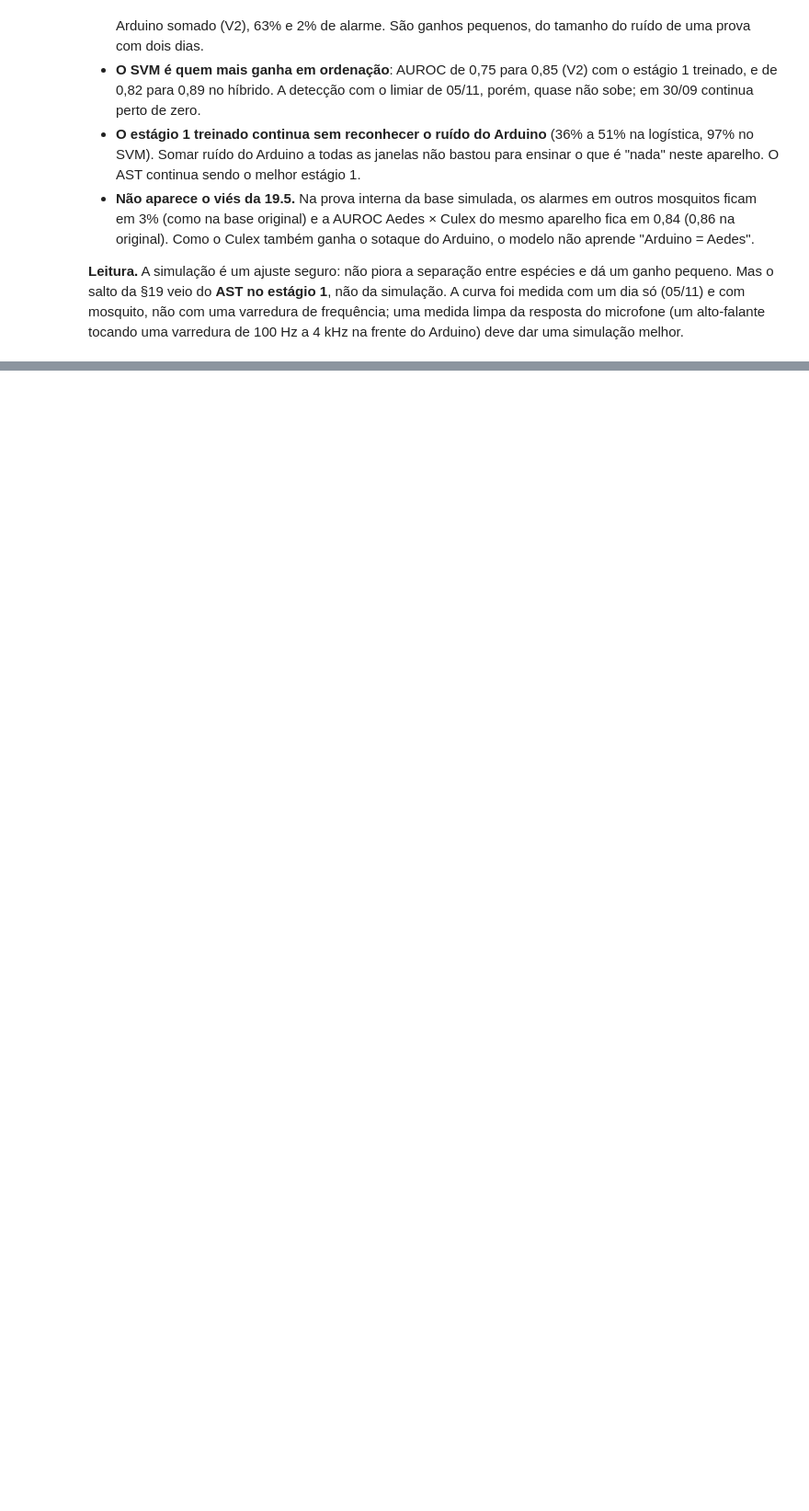
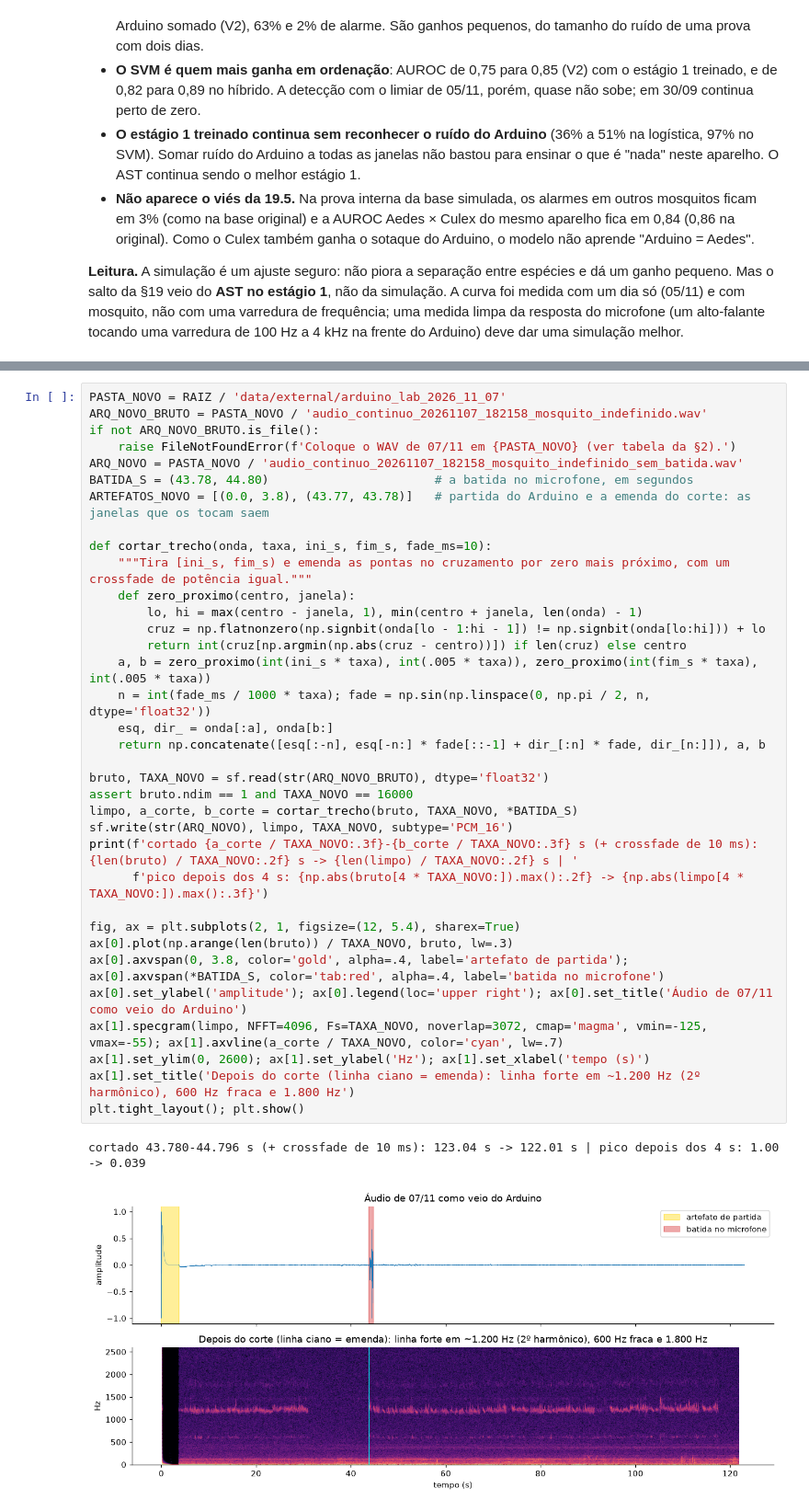
Before and after one commit to Lciarallo/mosquito-wingbeat, a Jupyter notebook: notebooks/detector_ternario_treinamento_teste_aplicacao.ipynb, the cells around one changed output, grey strips where cells are left out. Shown at 92% size. Saved outputs shown, nothing was run; the diff lists cells and outputs as text; blank space fills up the shorter version.

```diff
--- a/notebooks/detector_ternario_treinamento_teste_aplicacao.ipynb
+++ b/notebooks/detector_ternario_treinamento_teste_aplicacao.ipynb
@@ -2639,0 +2676,38 @@ display(pd.DataFrame(res_vb).T[['auroc', 'precisao', 'deteccao', 'outros_alarme'
+# %%
+PASTA_NOVO = RAIZ / 'data/external/arduino_lab_2026_11_07'
+ARQ_NOVO_BRUTO = PASTA_NOVO / 'audio_continuo_20261107_182158_mosquito_indefinido.wav'
+if not ARQ_NOVO_BRUTO.is_file():
+    raise FileNotFoundError(f'Coloque o WAV de 07/11 em {PASTA_NOVO} (ver tabela da §2).')
+ARQ_NOVO = PASTA_NOVO / 'audio_continuo_20261107_182158_mosquito_indefinido_sem_batida.wav'
+BATIDA_S = (43.78, 44.80)                       # a batida no microfone, em segundos
+ARTEFATOS_NOVO = [(0.0, 3.8), (43.77, 43.78)]   # partida do Arduino e a emenda do corte: as janelas que os tocam saem
+
+def cortar_trecho(onda, taxa, ini_s, fim_s, fade_ms=10):
+    """Tira [ini_s, fim_s) e emenda as pontas no cruzamento por zero mais próximo, com um crossfade de potência igual."""
+    def zero_proximo(centro, janela):
+        lo, hi = max(centro - janela, 1), min(centro + janela, len(onda) - 1)
+        cruz = np.flatnonzero(np.signbit(onda[lo - 1:hi - 1]) != np.signbit(onda[lo:hi])) + lo
+        return int(cruz[np.argmin(np.abs(cruz - centro))]) if len(cruz) else centro
+    a, b = zero_proximo(int(ini_s * taxa), int(.005 * taxa)), zero_proximo(int(fim_s * taxa), int(.005 * taxa))
+    n = int(fade_ms / 1000 * taxa); fade = np.sin(np.linspace(0, np.pi / 2, n, dtype='float32'))
+    esq, dir_ = onda[:a], onda[b:]
+    return np.concatenate([esq[:-n], esq[-n:] * fade[::-1] + dir_[:n] * fade, dir_[n:]]), a, b
+
+bruto, TAXA_NOVO = sf.read(str(ARQ_NOVO_BRUTO), dtype='float32')
+assert bruto.ndim == 1 and TAXA_NOVO == 16000
+limpo, a_corte, b_corte = cortar_trecho(bruto, TAXA_NOVO, *BATIDA_S)
+sf.write(str(ARQ_NOVO), limpo, TAXA_NOVO, subtype='PCM_16')
+print(f'cortado {a_corte / TAXA_NOVO:.3f}-{b_corte / TAXA_NOVO:.3f} s (+ crossfade de 10 ms): {len(bruto) / TAXA_NOVO:.2f} s -> {len(limpo) / TAXA_NOVO:.2f} s | '
+      f'pico depois dos 4 s: {np.abs(bruto[4 * TAXA_NOVO:]).max():.2f} -> {np.abs(limpo[4 * TAXA_NOVO:]).max():.3f}')
+
+fig, ax = plt.subplots(2, 1, figsize=(12, 5.4), sharex=True)
+ax[0].plot(np.arange(len(bruto)) / TAXA_NOVO, bruto, lw=.3)
+ax[0].axvspan(0, 3.8, color='gold', alpha=.4, label='artefato de partida'); ax[0].axvspan(*BATIDA_S, color='tab:red', alpha=.4, label='batida no microfone')
+ax[0].set_ylabel('amplitude'); ax[0].legend(loc='upper right'); ax[0].set_title('Áudio de 07/11 como veio do Arduino')
+ax[1].specgram(limpo, NFFT=4096, Fs=TAXA_NOVO, noverlap=3072, cmap='magma', vmin=-125, vmax=-55); ax[1].axvline(a_corte / TAXA_NOVO, color='cyan', lw=.7)
+ax[1].set_ylim(0, 2600); ax[1].set_ylabel('Hz'); ax[1].set_xlabel('tempo (s)')
+ax[1].set_title('Depois do corte (linha ciano = emenda): linha forte em ~1.200 Hz (2º harmônico), 600 Hz fraca e 1.800 Hz')
+plt.tight_layout(); plt.show()
+# %% [output]
+cortado 43.780-44.796 s (+ crossfade de 10 ms): 123.04 s -> 122.01 s | pico depois dos 4 s: 1.00 -> 0.039
+[figure, added]
```
Also changed, not shown: parts of 39 cells of this notebook, 1 other file.
